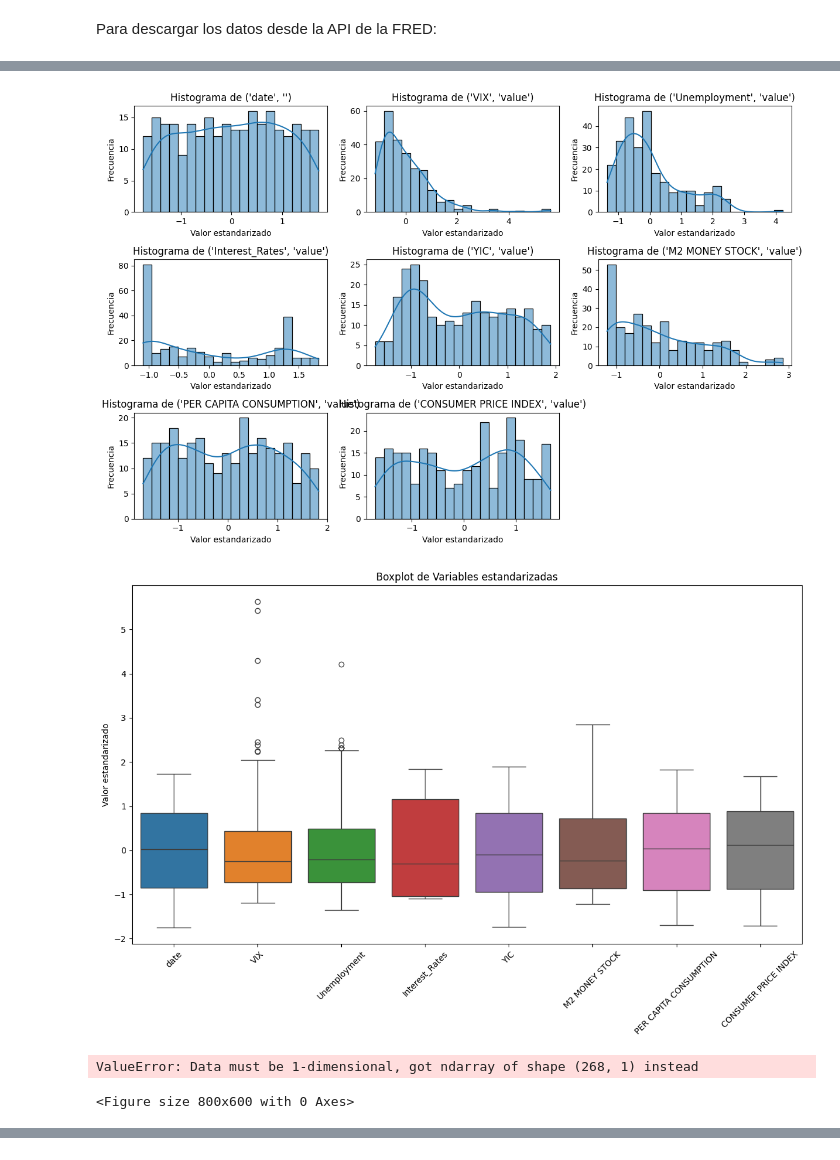
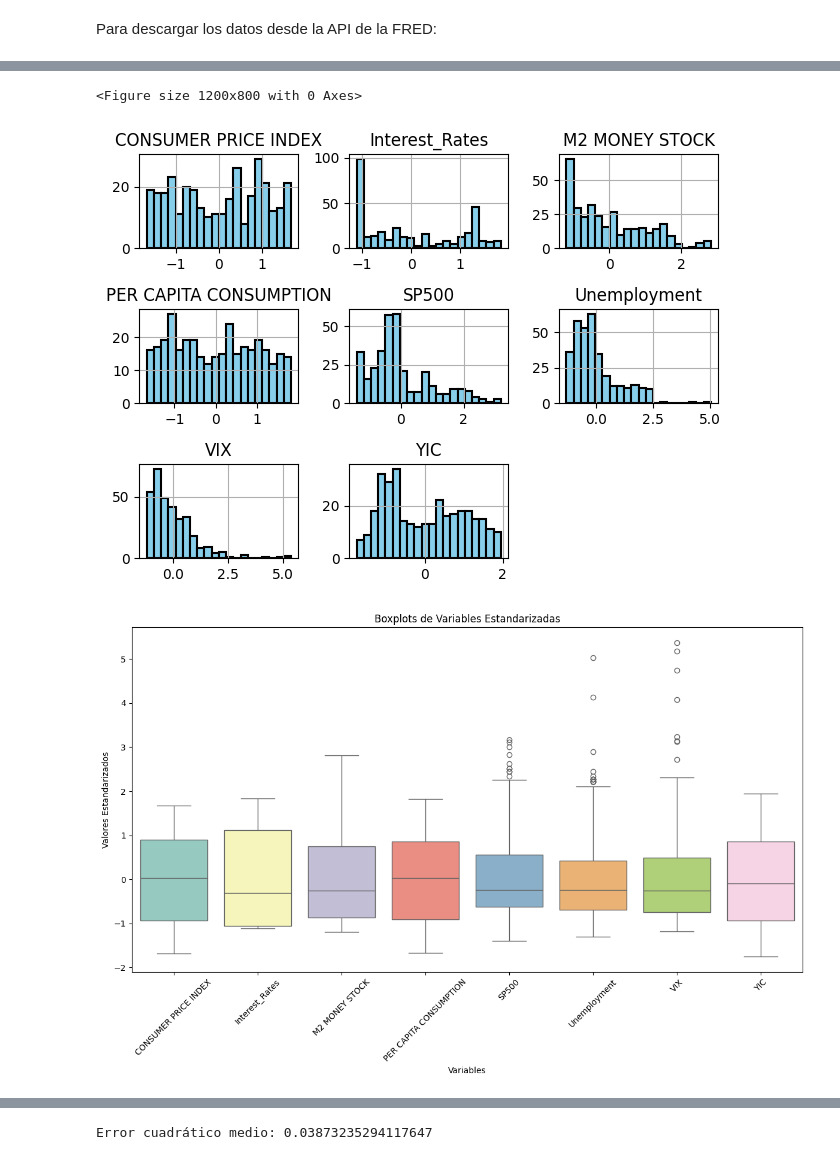
Before and after one commit to ExequielVialPrado/TFM-US-PREDICTION, a Jupyter notebook: tfm_code.ipynb, the cells around one changed output, grey strips where cells are left out. Cells and saved outputs as stored; diff of their text form; code cells hidden in the pictures.

```diff
--- a/tfm_code.ipynb
+++ b/tfm_code.ipynb
@@ -99,8 +84,8 @@ indicators = {
 
 # Assign common parameters
 start_date = '1993-02-01'
-# end_date = today_date
-end_date = '2023-01-01'
+end_date = today_date
+#
 file_type = 'json'
 ts_frequency = 'm'
 #ts_units = 'pc1' #percentaje value from last year
@@ -280,0 +225,16 @@ See the caveats in the documentation: https://pandas.pydata.org/pandas-docs/stab
+# %%
+
+# Convertir la columna de fechas a una representación numérica antes de la división de datos
+combined_df['date'] = combined_df['date'].astype('int64')
+
+scaler = StandardScaler()
+
+# Normalizar el DataFrame excepto la columna 'date'
+columns_to_normalize = combined_df.columns.difference(['date','USREC'])  # Excluir la columna 'date'
+combined_df[columns_to_normalize] = scaler.fit_transform(combined_df[columns_to_normalize])
+
+# Suponiendo que df contiene tu DataFrame original con los datos
+X = combined_df.drop('USREC', axis=1)
+y = combined_df['USREC']
+
+combined_df
@@ -281,35 +265,32 @@ See the caveats in the documentation: https://pandas.pydata.org/pandas-docs/stab
 # %%
+
 # Histogramas de las variables estandarizadas
 plt.figure(figsize=(12, 8))
-for i, column in enumerate(X_train.columns):
-    plt.subplot(3, 3, i+1)
-    sns.histplot(X_train_scaled[:, i], bins=20, kde=True)
-    plt.title(f'Histograma de {column}')
-    plt.xlabel('Valor estandarizado')
-    plt.ylabel('Frecuencia')
+combined_df[columns_to_normalize].hist(bins=20, color='skyblue', edgecolor='black', linewidth=1.5)
+plt.title('Histogramas de Variables Estandarizadas')
+plt.xlabel('Valores Estandarizados')
+plt.ylabel('Frecuencia')
 plt.tight_layout()
 plt.show()
 
 # Boxplots de las variables estandarizadas
 plt.figure(figsize=(12, 8))
-sns.boxplot(data=pd.DataFrame(X_train_scaled, columns=X_train.columns))
-plt.title('Boxplot de Variables estandarizadas')
-plt.ylabel('Valor estandarizado')
+sns.boxplot(data=combined_df[columns_to_normalize], palette='Set3')
+plt.title('Boxplots de Variables Estandarizadas')
+plt.xlabel('Variables')
+plt.ylabel('Valores Estandarizados')
 plt.xticks(rotation=45)
 plt.tight_layout()
 plt.show()
 
-# Diagrama de dispersión de las dos primeras variables estandarizadas
-plt.figure(figsize=(8, 6))
-sns.scatterplot(x=X_train_scaled[:, 0].ravel(), y=X_train_scaled[:, 1].ravel(), hue=y_train, palette='Set1')
-plt.title('Diagrama de Dispersión de las dos primeras variables estandarizadas')
-plt.xlabel('Variable estandarizada 1')
-plt.ylabel('Variable estandarizada 2')
-plt.legend(title='Recesión', loc='upper right')
+# Matriz de correlación con la variable objetivo 'USREC'
+plt.figure(figsize=(12, 10))
+correlation_matrix = combined_df.corr()
+sns.heatmap(correlation_matrix, annot=True, cmap='coolwarm', fmt=".2f")
+plt.title('Matriz de Correlación con la Variable Objetivo USREC')
 plt.tight_layout()
 plt.show()
 # %% [output]
+<Figure size 1200x800 with 0 Axes>
-[figure, old version]
+[figure, new version]
-[figure, old version]
+[figure, new version]
-ValueError: Data must be 1-dimensional, got ndarray of shape (268, 1) instead
-<Figure size 800x600 with 0 Axes>
@@ -315,0 +298,21 @@ ValueError: Data must be 1-dimensional, got ndarray of shape (268, 1) instead
+# %%
+X = combined_df.drop('USREC', axis=1)
+y = combined_df['USREC']
+
+# Dividir los datos en conjuntos de entrenamiento y prueba
+X_train, X_test, y_train, y_test = train_test_split(X, y, test_size=0.2, random_state=42)
+
+# Crear el modelo de Random Forest para regresión
+rf_regressor = RandomForestRegressor(n_estimators=100, random_state=42)
+
+# Entrenar el modelo
+rf_regressor.fit(X_train, y_train)
+
+# Realizar predicciones en el conjunto de prueba
+y_pred = rf_regressor.predict(X_test)
+
+# Calcular el error cuadrático medio
+mse = mean_squared_error(y_test, y_pred)
+print("Error cuadrático medio:", mse)
+# %% [output]
+Error cuadrático medio: 0.03873235294117647
```
Also changed, not shown: parts of 14 cells of this notebook, 2 other files.
